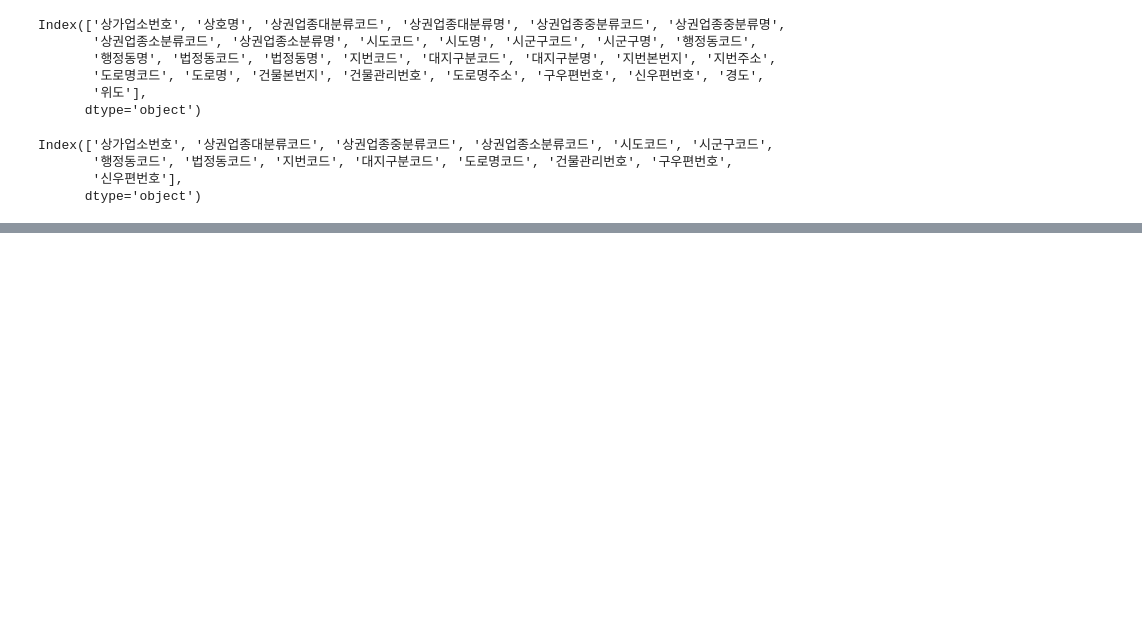
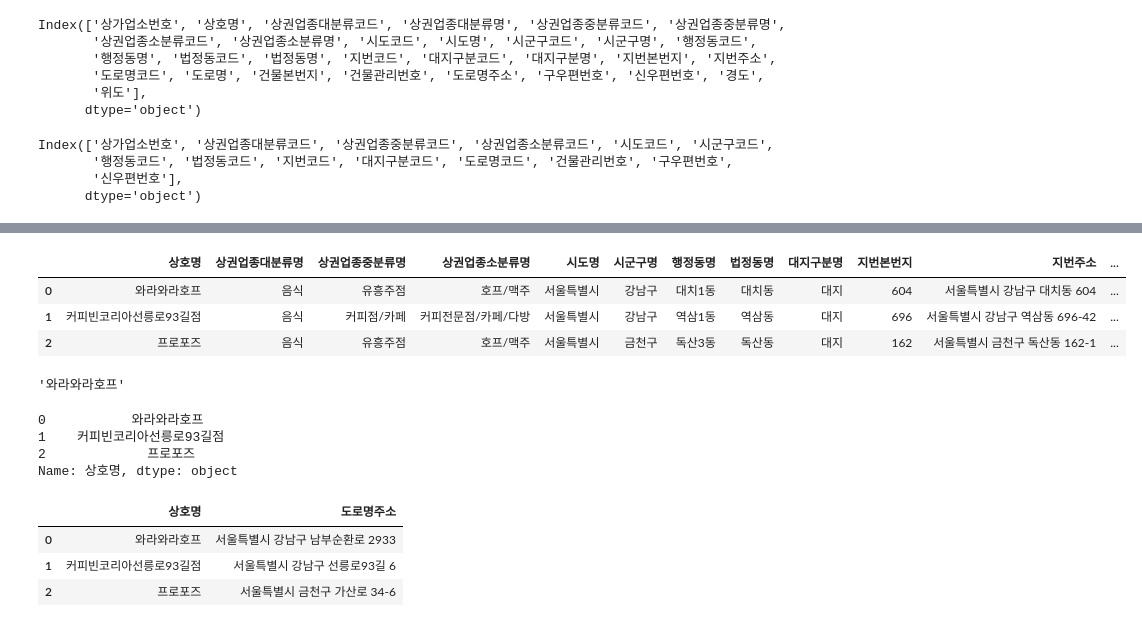
Before and after one commit to taeheelee90/seoul_market_analysis, a Jupyter notebook: Untitled.ipynb, the cells around one changed output, grey strips where cells are left out. Drawn from its saved outputs; the diff is of its cells as text; code cells hidden in the pictures; blank space fills up the shorter version.

```diff
--- a/Untitled.ipynb
+++ b/Untitled.ipynb
@@ -263,0 +262,4 @@ df.drop(co)
+# %%
+print(df.shape)
+df = df.drop(cols_code, axis=1)
+print(df.shape)
@@ -263,0 +334,25 @@ df.drop(co)
+# %%
+df.loc[[0,1,2]]
+# %% [output]
+|  | 상호명 | 상권업종대분류명 | 상권업종중분류명 | 상권업종소분류명 | 시도명 | 시군구명 | 행정동명 | 법정동명 | 대지구분명 | 지번본번지 | 지번주소 | ... |
+| 0 | 와라와라호프 | 음식 | 유흥주점 | 호프/맥주 | 서울특별시 | 강남구 | 대치1동 | 대치동 | 대지 | 604 | 서울특별시 강남구 대치동 604 | ... |
+| 1 | 커피빈코리아선릉로93길점 | 음식 | 커피점/카페 | 커피전문점/카페/다방 | 서울특별시 | 강남구 | 역삼1동 | 역삼동 | 대지 | 696 | 서울특별시 강남구 역삼동 696-42 | ... |
+| 2 | 프로포즈 | 음식 | 유흥주점 | 호프/맥주 | 서울특별시 | 금천구 | 독산3동 | 독산동 | 대지 | 162 | 서울특별시 금천구 독산동 162-1 | ... |
+# %%
+df.loc[0, '상호명']
+# %% [output]
+'와라와라호프'
+# %%
+df.loc[[0,1,2], '상호명']
+# %% [output]
+0           와라와라호프
+1    커피빈코리아선릉로93길점
+2             프로포즈
+Name: 상호명, dtype: object
+# %%
+df.loc[[0,1,2],['상호명','도로명주소']]
+# %% [output]
+|  | 상호명 | 도로명주소 |
+| 0 | 와라와라호프 | 서울특별시 강남구 남부순환로 2933 |
+| 1 | 커피빈코리아선릉로93길점 | 서울특별시 강남구 선릉로93길 6 |
+| 2 | 프로포즈 | 서울특별시 금천구 가산로 34-6 |
```
Also changed, not shown: parts of 11 cells of this notebook.
